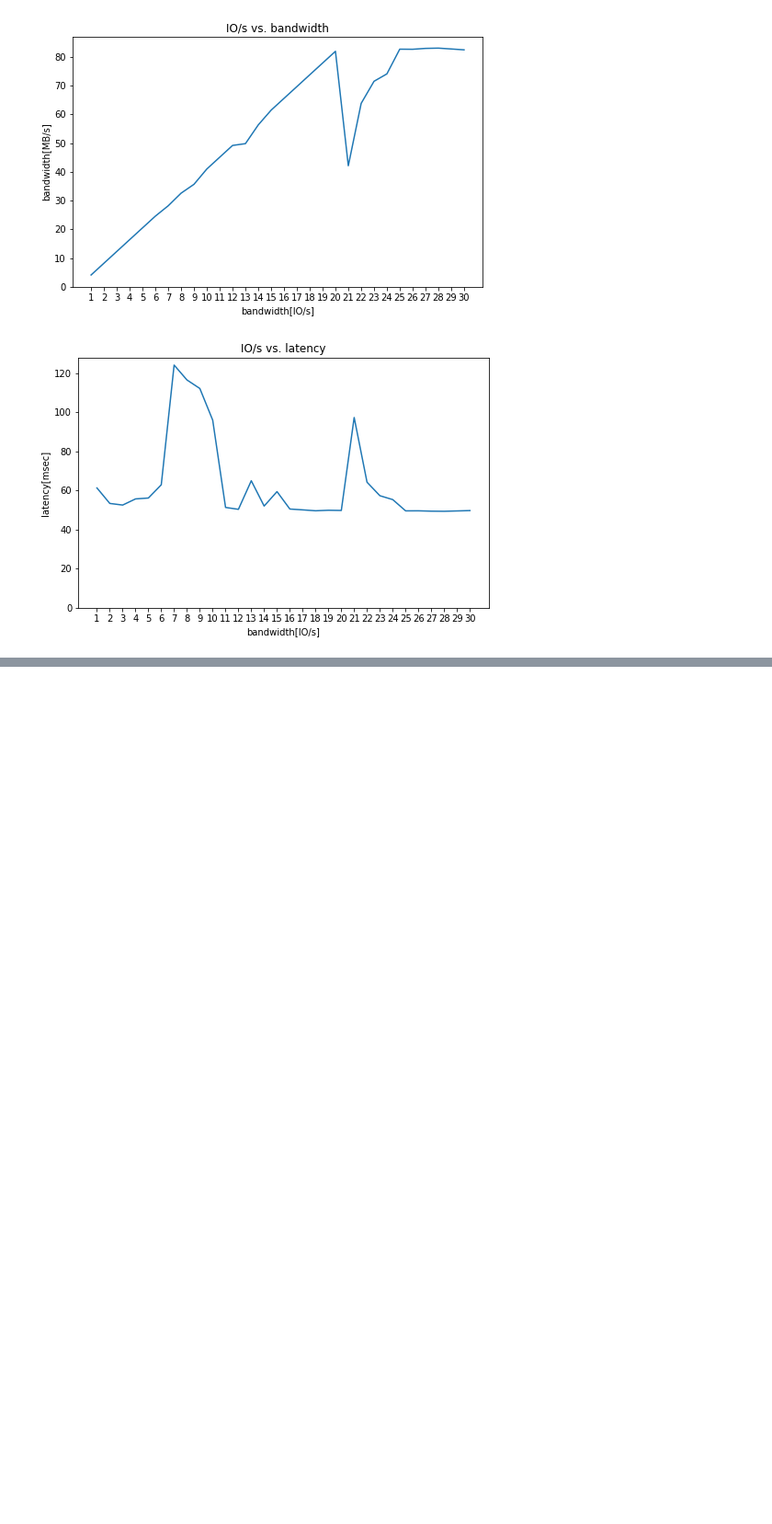
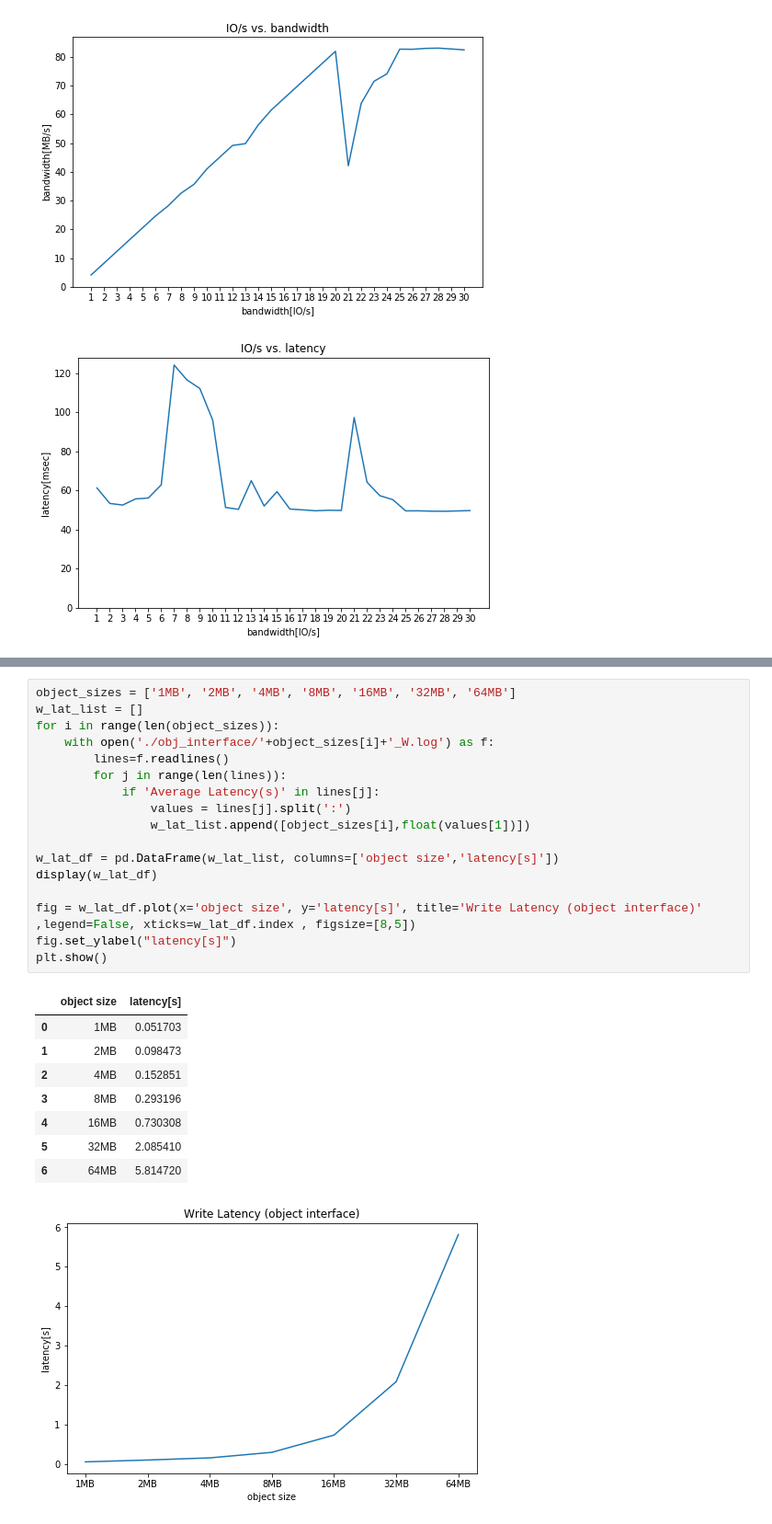
Before and after one commit to xweichu/object_size, a Jupyter notebook: object_size.ipynb, the cells around one changed output, grey strips where cells are left out. Shown: that part at 92% size. Saved outputs shown, nothing was run; the diff lists cells and outputs as text; blank space fills up the shorter version.

```diff
--- a/object_size.ipynb
+++ b/object_size.ipynb
@@ -324,0 +352,27 @@ plt.show()
+# %%
+object_sizes = ['1MB', '2MB', '4MB', '8MB', '16MB', '32MB', '64MB']
+w_lat_list = []
+for i in range(len(object_sizes)):
+    with open('./obj_interface/'+object_sizes[i]+'_W.log') as f:
+        lines=f.readlines()
+        for j in range(len(lines)):
+            if 'Average Latency(s)' in lines[j]:
+                values = lines[j].split(':')
+                w_lat_list.append([object_sizes[i],float(values[1])])
+
+w_lat_df = pd.DataFrame(w_lat_list, columns=['object size','latency[s]'])
+display(w_lat_df)
+
+fig = w_lat_df.plot(x='object size', y='latency[s]', title='Write Latency (object interface)' ,legend=False, xticks=w_lat_df.index , figsize=[8,5])
+fig.set_ylabel("latency[s]")
+plt.show()
+# %% [output]
+|  | object size | latency[s] |
+| 0 | 1MB | 0.051703 |
+| 1 | 2MB | 0.098473 |
+| 2 | 4MB | 0.152851 |
+| 3 | 8MB | 0.293196 |
+| 4 | 16MB | 0.730308 |
+| 5 | 32MB | 2.085410 |
+| 6 | 64MB | 5.814720 |
+[figure, added]
```
Also changed, not shown: parts of 3 cells of this notebook, 1 other file.
